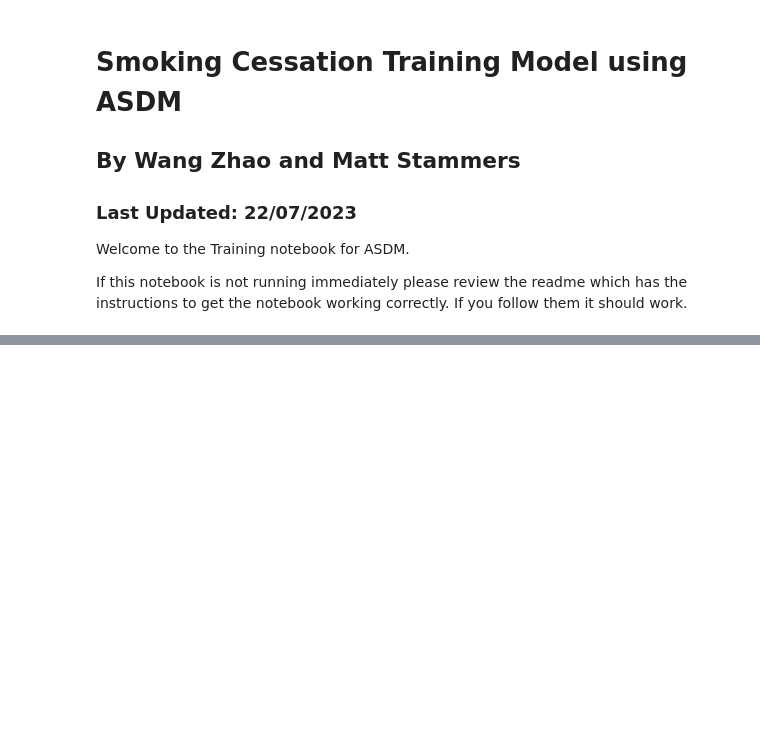
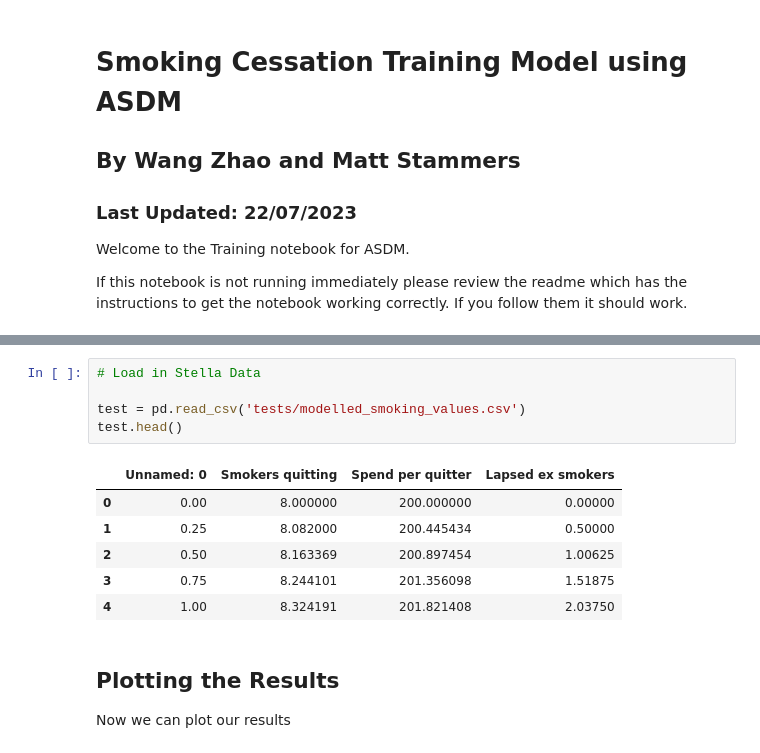
Before and after one commit to ReallyUsefulModels/Smoking_Cessation_Training, a Jupyter notebook: Smoking_Cessation.ipynb, the cells around one changed output, grey strips where cells are left out. Drawn from its saved outputs; the diff is of its cells as text; blank space fills up the shorter version.

```diff
--- a/Smoking_Cessation.ipynb
+++ b/Smoking_Cessation.ipynb
@@ -98,0 +101,16 @@ plot_time_series({
+# %%
+# Load in Stella Data
+
+test = pd.read_csv('tests/modelled_smoking_values.csv')
+test.head()
+# %% [output]
+|  | Unnamed: 0 | Smokers quitting | Spend per quitter | Lapsed ex smokers |
+| 0 | 0.00 | 8.000000 | 200.000000 | 0.00000 |
+| 1 | 0.25 | 8.082000 | 200.445434 | 0.50000 |
+| 2 | 0.50 | 8.163369 | 200.897454 | 1.00625 |
+| 3 | 0.75 | 8.244101 | 201.356098 | 1.51875 |
+| 4 | 1.00 | 8.324191 | 201.821408 | 2.03750 |
+# %% [markdown]
+## Plotting the Results
+
+Now we can plot our results
```
Also changed, not shown: parts of 20 cells of this notebook, 1 other file.
